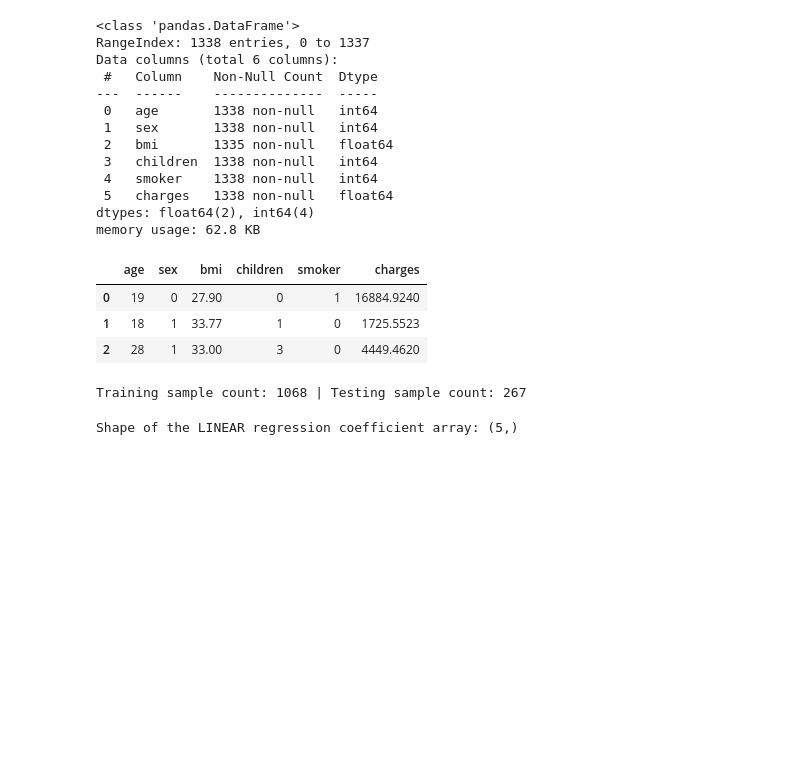
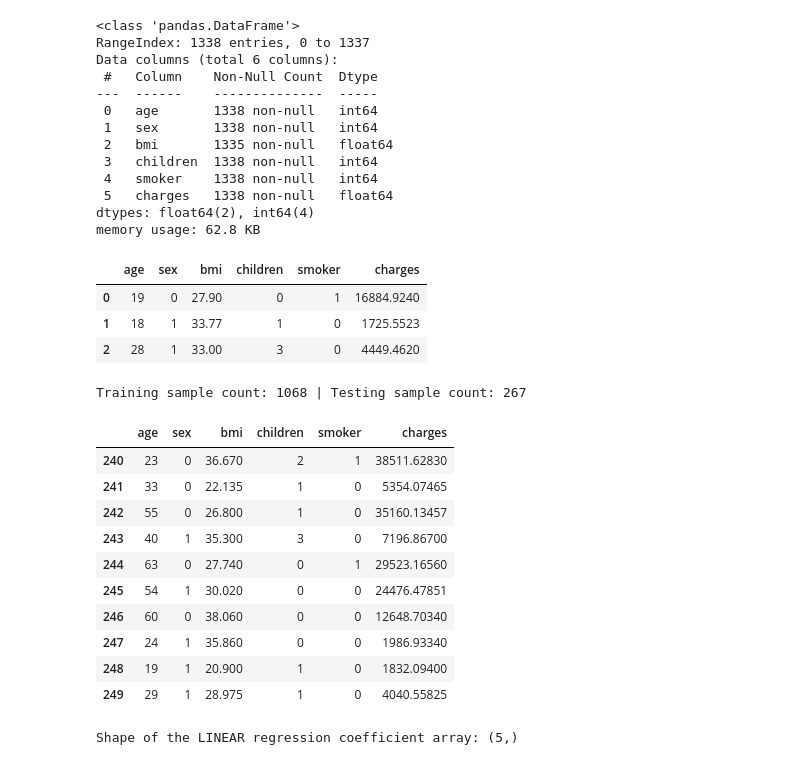
Before and after one commit to MichaelSzczepaniak/MLAIProjects, a Jupyter notebook: ExplainableML/ExplainableML.ipynb, the cells around one changed output. Cells and saved outputs as stored; diff of their text form; code cells hidden in the pictures; blank space fills up the shorter version.

```diff
--- a/ExplainableML/ExplainableML.ipynb
+++ b/ExplainableML/ExplainableML.ipynb
@@ -169,14 +169,29 @@ memory usage: 62.8 KB
 # %%
 # drop rows with missing values
 df_ins.dropna(inplace=True)
 # separate featrues and target
 X_ins = df_ins.iloc[:, :-1]
 y_ins = df_ins.iloc[:, -1]
 # partition into 80/20 train/test split
 X_train_ins, X_test_ins, y_train_ins, y_test_ins = train_test_split(X_ins, y_ins, test_size=0.2, random_state=711)
 print(f"Training sample count: {X_train_ins.shape[0]} | Testing sample count: {X_test_ins.shape[0]}")
+# print(f"X_train_ins, X_test_ins TYPES: {type(X_train_ins), type(X_test_ins)}")  # pandas.DataFrame
+# print(f"y_train_ins, y_test_ins TYPES: {type(y_train_ins), type(y_test_ins)}")  # pandas.Series
+
+df_ins.iloc[240:250, :]
 # %% [output]
 Training sample count: 1068 | Testing sample count: 267
+|  | age | sex | bmi | children | smoker | charges |
+| 240 | 23 | 0 | 36.670 | 2 | 1 | 38511.62830 |
+| 241 | 33 | 0 | 22.135 | 1 | 0 | 5354.07465 |
+| 242 | 55 | 0 | 26.800 | 1 | 0 | 35160.13457 |
+| 243 | 40 | 1 | 35.300 | 3 | 0 | 7196.86700 |
+| 244 | 63 | 0 | 27.740 | 0 | 1 | 29523.16560 |
+| 245 | 54 | 1 | 30.020 | 0 | 0 | 24476.47851 |
+| 246 | 60 | 0 | 38.060 | 0 | 0 | 12648.70340 |
+| 247 | 24 | 1 | 35.860 | 0 | 0 | 1986.93340 |
+| 248 | 19 | 1 | 20.900 | 1 | 0 | 1832.09400 |
+| 249 | 29 | 1 | 28.975 | 1 | 0 | 4040.55825 |
 # %%
 from sklearn.preprocessing import MinMaxScaler
 from sklearn.linear_model import LinearRegression
```
Also changed, not shown: parts of 22 cells of this notebook.
